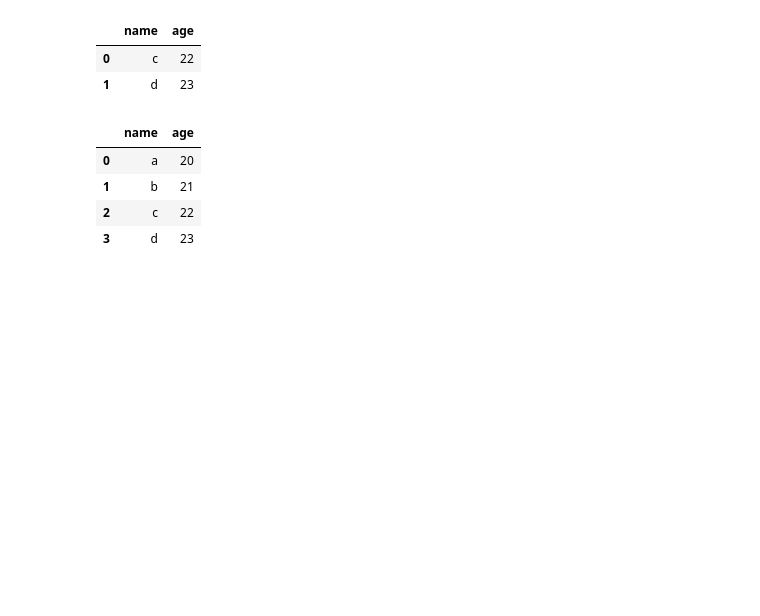
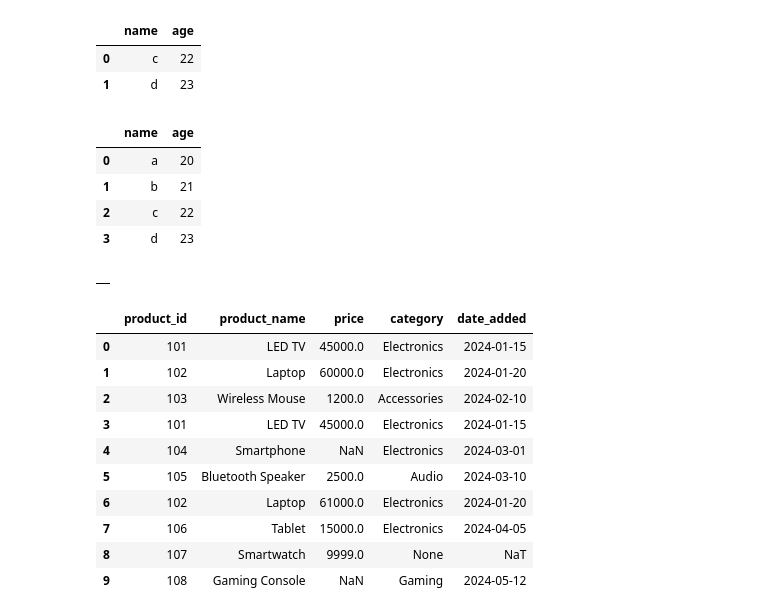
Before and after one commit to Bhawani0038/pandas-tutorial, a Jupyter notebook: hello.ipynb, the cells around one changed output. Cells and saved outputs as stored; diff of their text form; code cells hidden in the pictures; blank space fills up the shorter version.

```diff
--- a/hello.ipynb
+++ b/hello.ipynb
@@ -270,0 +282,7 @@ pd.concat([df1, df2], ignore_index= True)
+# %%
+df.dropna()
+df.fillna()
+df.drop()
+df.drop_duplicates()
+# %% [output]
+|  |
@@ -270,0 +312,14 @@ pd.concat([df1, df2], ignore_index= True)
+# %%
+df
+# %% [output]
+|  | product_id | product_name | price | category | date_added |
+| 0 | 101 | LED TV | 45000.0 | Electronics | 2024-01-15 |
+| 1 | 102 | Laptop | 60000.0 | Electronics | 2024-01-20 |
+| 2 | 103 | Wireless Mouse | 1200.0 | Accessories | 2024-02-10 |
+| 3 | 101 | LED TV | 45000.0 | Electronics | 2024-01-15 |
+| 4 | 104 | Smartphone | NaN | Electronics | 2024-03-01 |
+| 5 | 105 | Bluetooth Speaker | 2500.0 | Audio | 2024-03-10 |
+| 6 | 102 | Laptop | 61000.0 | Electronics | 2024-01-20 |
+| 7 | 106 | Tablet | 15000.0 | Electronics | 2024-04-05 |
+| 8 | 107 | Smartwatch | 9999.0 | None | NaT |
+| 9 | 108 | Gaming Console | NaN | Gaming | 2024-05-12 |
```
Also changed, not shown: parts of 24 cells of this notebook.
